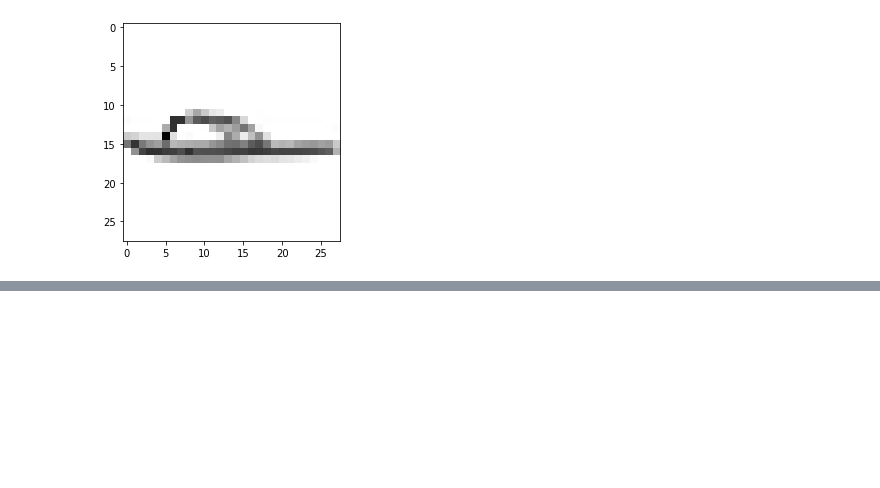
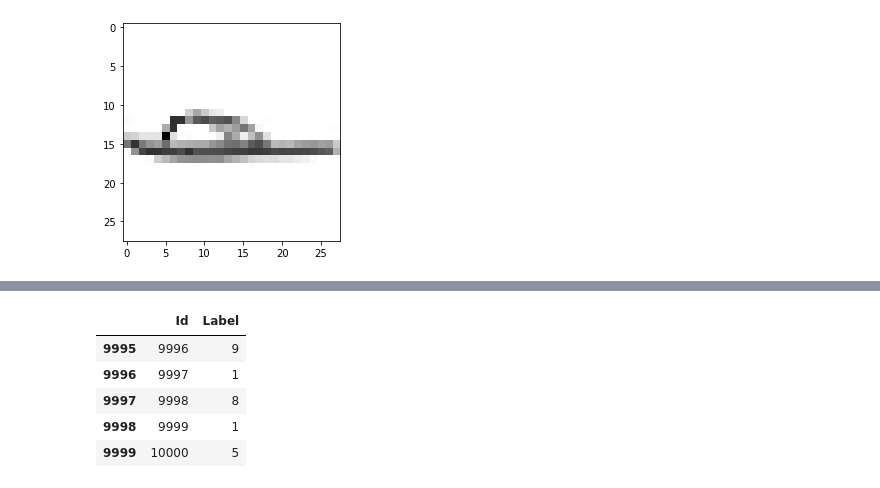
Before and after one commit to neel-one/fashion-mnist, a Jupyter notebook: fashion.ipynb, the cells around one changed output, grey strips where cells are left out. Cells and saved outputs as stored; diff of their text form; code cells hidden in the pictures; blank space fills up the shorter version.

```diff
--- a/fashion.ipynb
+++ b/fashion.ipynb
@@ -247,0 +456,9 @@ for epoch in range(hyperparam['num_epochs']):
+# %%
+df.tail()
+# %% [output]
+|  | Id | Label |
+| 9995 | 9996 | 9 |
+| 9996 | 9997 | 1 |
+| 9997 | 9998 | 8 |
+| 9998 | 9999 | 1 |
+| 9999 | 10000 | 5 |
```
Also changed, not shown: parts of 14 cells of this notebook.
